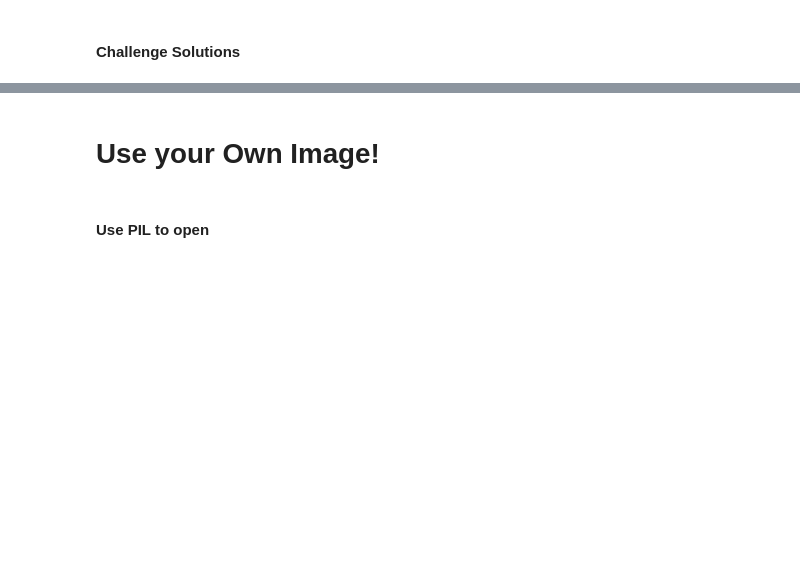
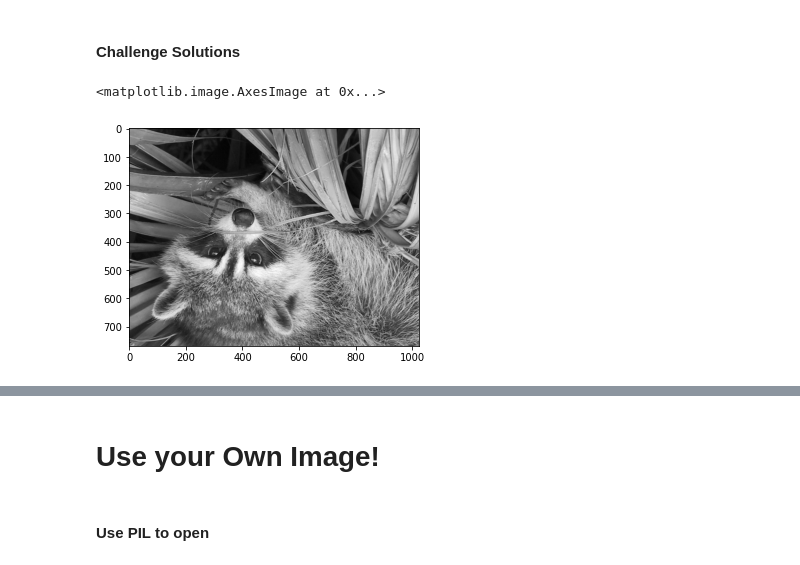
Before and after one commit to LFCamacho-dev/Computation-with-NumPy, a Jupyter notebook: Computation_with_NumPy_and_N_Dimensional_Arrays.ipynb, the cells around one changed output, grey strips where cells are left out. Drawn from its saved outputs; the diff is of its cells as text; code cells hidden in the pictures; blank space fills up the shorter version.

```diff
--- a/Computation_with_NumPy_and_N_Dimensional_Arrays.ipynb
+++ b/Computation_with_NumPy_and_N_Dimensional_Arrays.ipynb
@@ -268,3 +346,8 @@ grey_vals = np.array([0.2126, 0.7152, 0.0722])
 <img src=https://i.imgur.com/cfFbuex.png>
 # %% [markdown]
 #### Challenge Solutions
+# %%
+plt.imshow( np.flip(img_gray), cmap='gray')
+# %% [output]
+<matplotlib.image.AxesImage at 0x...>
+[figure, added]
```
Also changed, not shown: parts of 22 cells of this notebook.
